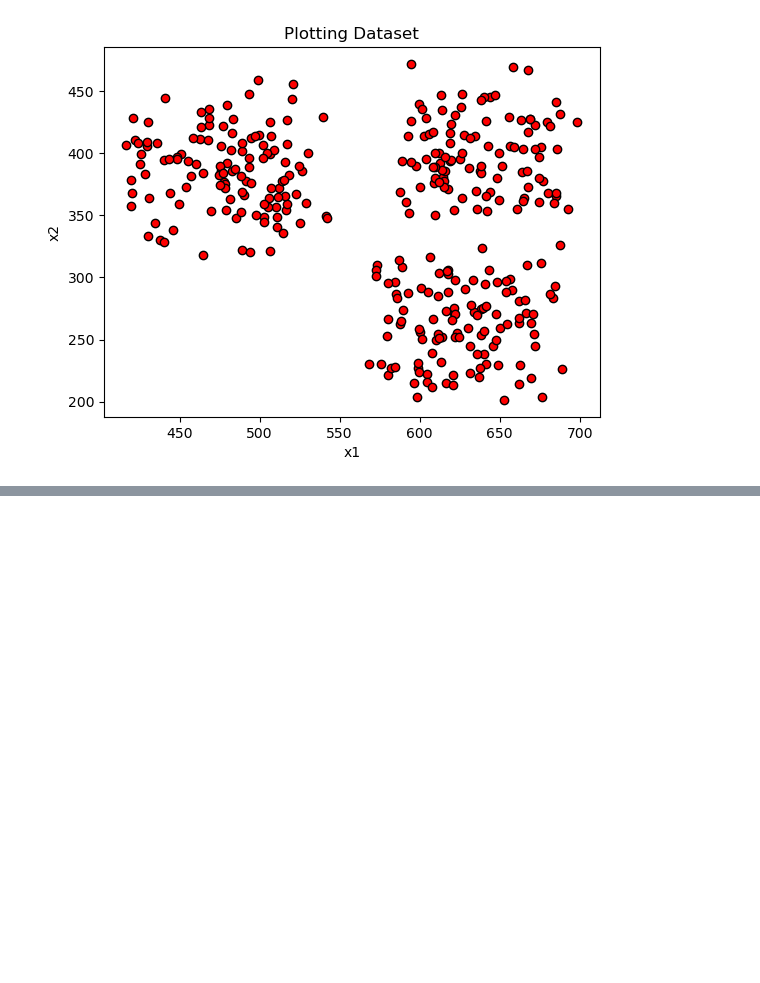
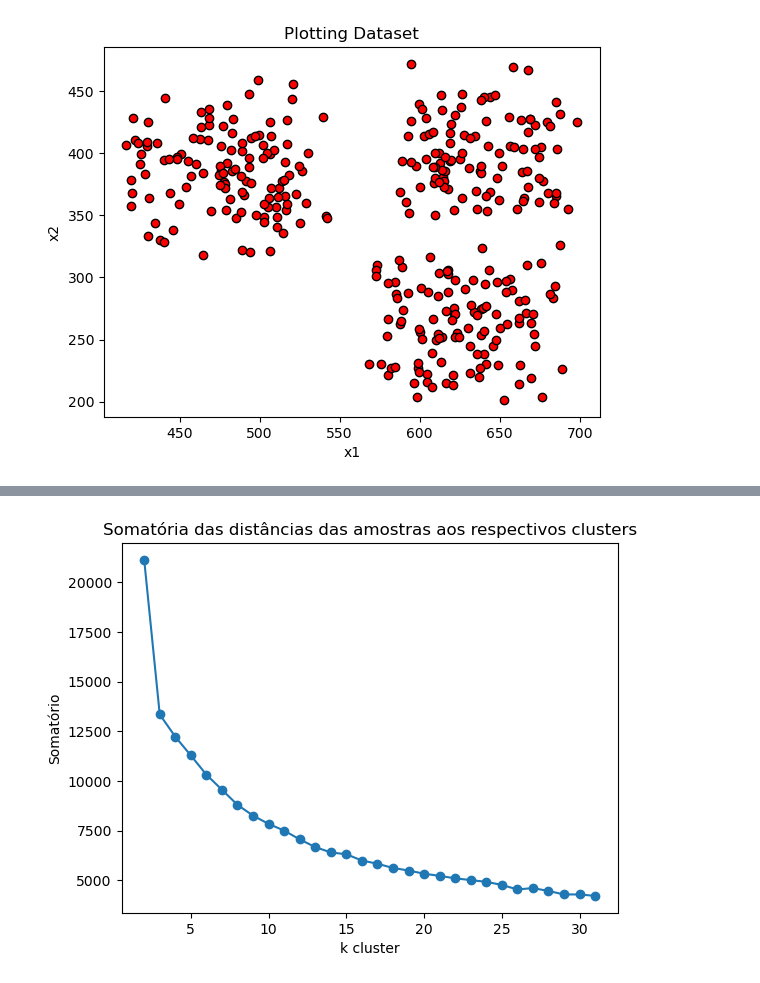
Before and after one commit to HenriqueTogo/machine-learning, a Jupyter notebook: Lista03/lista_03_231111280_q03.ipynb, the cells around one changed output, grey strips where cells are left out. Drawn from its saved outputs; the diff is of its cells as text; code cells hidden in the pictures; blank space fills up the shorter version.

```diff
--- a/Lista03/lista_03_231111280_q03.ipynb
+++ b/Lista03/lista_03_231111280_q03.ipynb
@@ -83,0 +48,19 @@ print(clusters)
+# %%
+list_error = []
+max_clusters = 30
+for i in range(2,max_clusters + 2):
+    k_clusters = i
+    kmeans = KMeans(n_clusters=k_clusters).fit(data)
+    predict = kmeans.predict(data)
+    clusters = np.concatenate((data, predict.reshape(-1,1)), axis=1)
+    distance = kmeans.transform(data)
+    total_distance = np.sum(np.min(distance, axis=1))
+    list_error.append(total_distance)
+
+plt.plot(range(2,max_clusters + 2), list_error, marker='o')
+plt.title('Somatória das distâncias das amostras aos respectivos clusters')
+plt.xlabel('k cluster')
+plt.ylabel('Somatório')
+plt.show()
+# %% [output]
+[figure, added]
```
Also changed, not shown: parts of 6 cells of this notebook.
